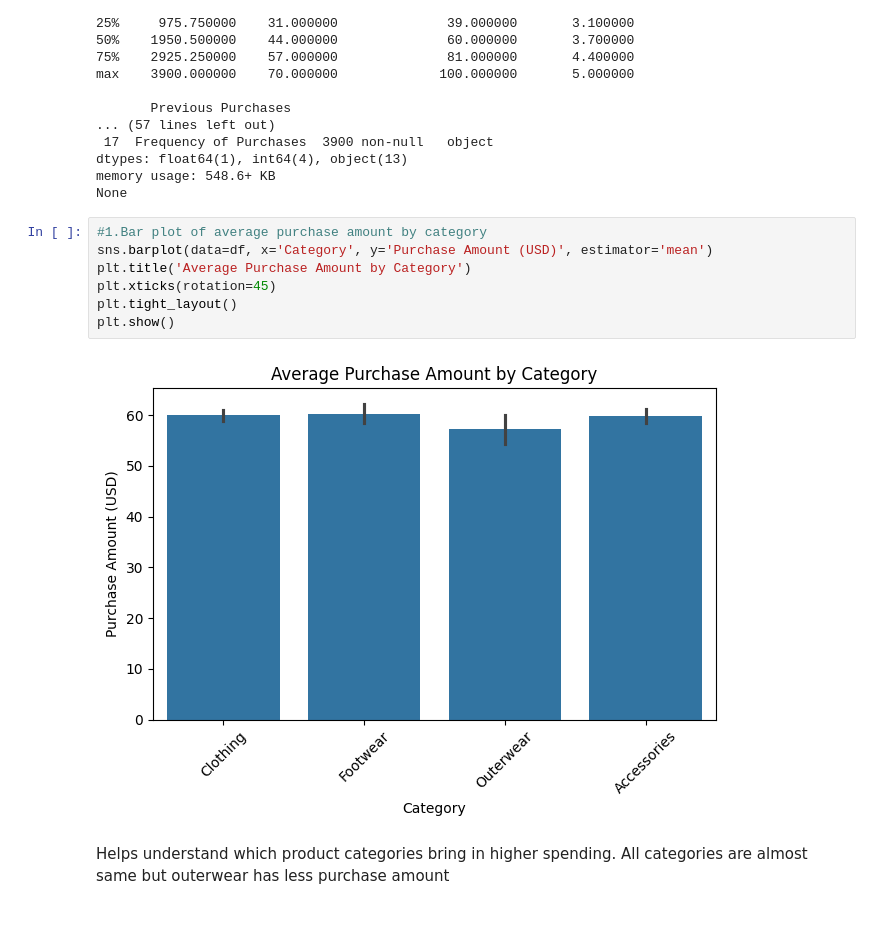
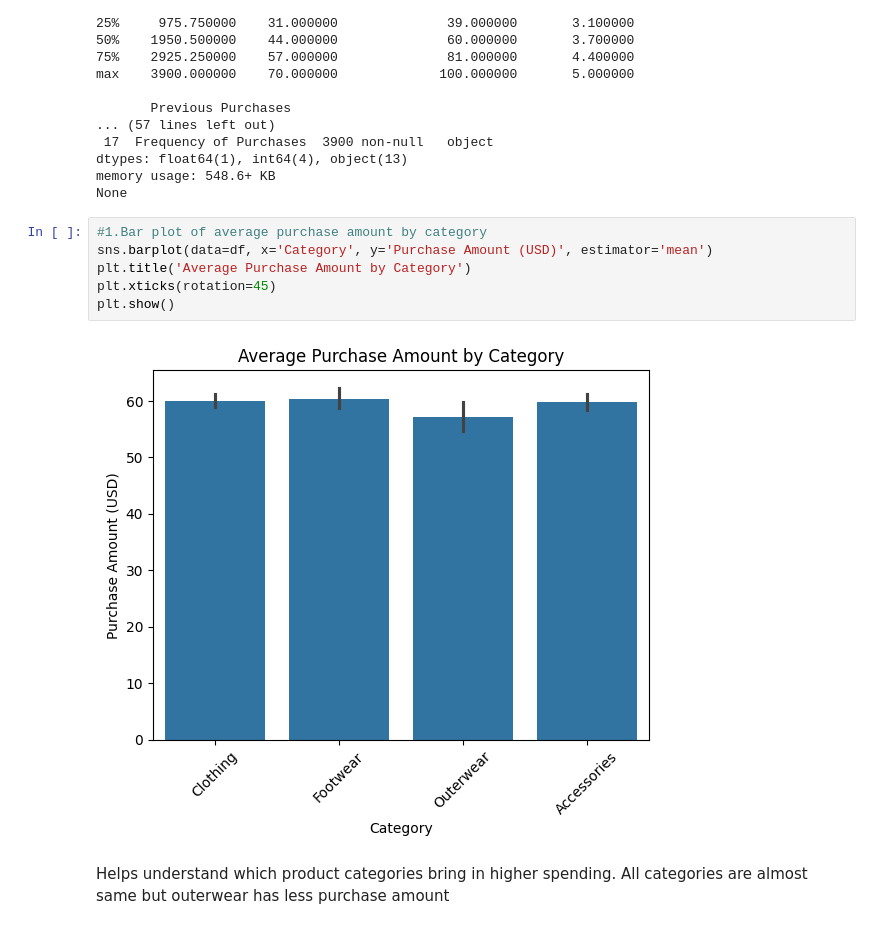
Before and after one commit to sumith300/sem4, a Jupyter notebook: ADA/LAB/LAB1/lab1.ipynb, the cells around one changed output. Drawn from its saved outputs; the diff is of its cells as text.

```diff
--- a/ADA/LAB/LAB1/lab1.ipynb
+++ b/ADA/LAB/LAB1/lab1.ipynb
@@ -47,12 +47,11 @@ None
 # %%
 #1.Bar plot of average purchase amount by category
 sns.barplot(data=df, x='Category', y='Purchase Amount (USD)', estimator='mean')
 plt.title('Average Purchase Amount by Category')
 plt.xticks(rotation=45)
-plt.tight_layout()
 plt.show()
 # %% [output]
-[figure, old version]
+[figure, new version]
 # %% [markdown]
 Helps understand which product categories bring in higher spending.
 All categories are almost same but outerwear has less purchase amount
```
Also changed, not shown: 20 other files.
